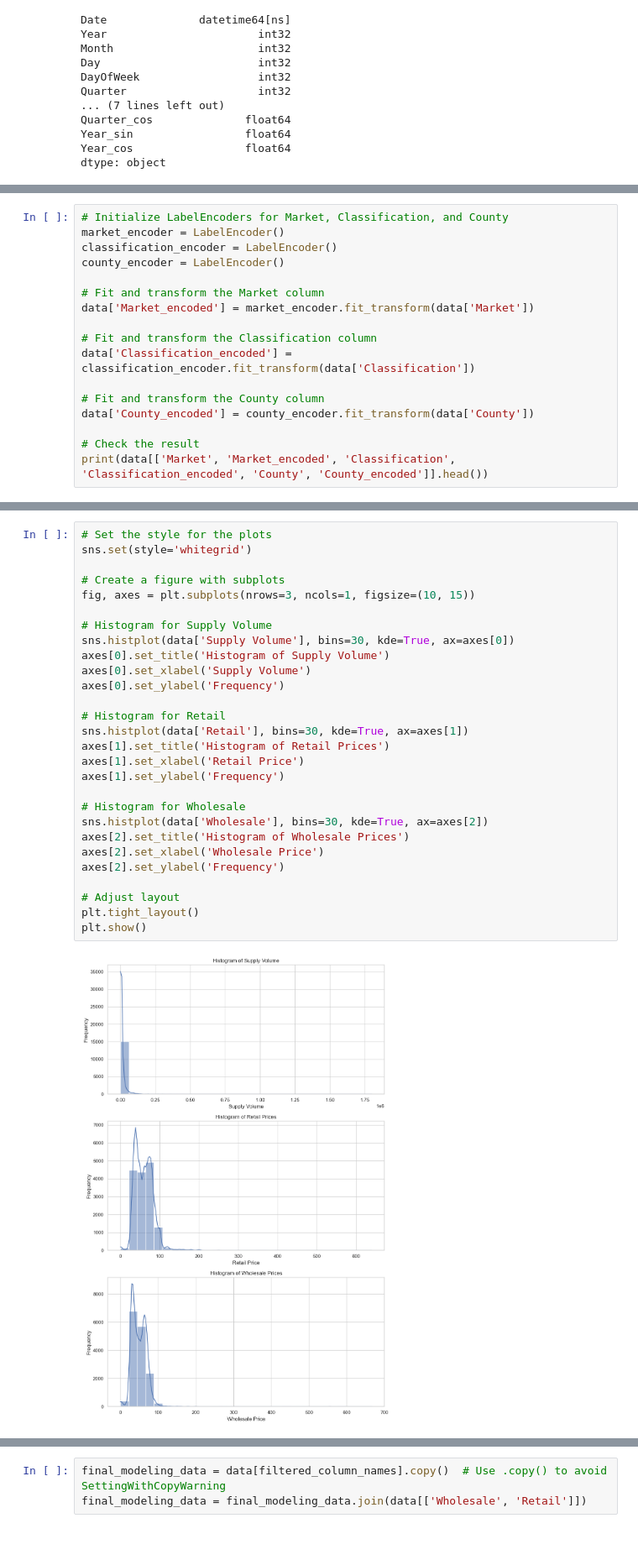
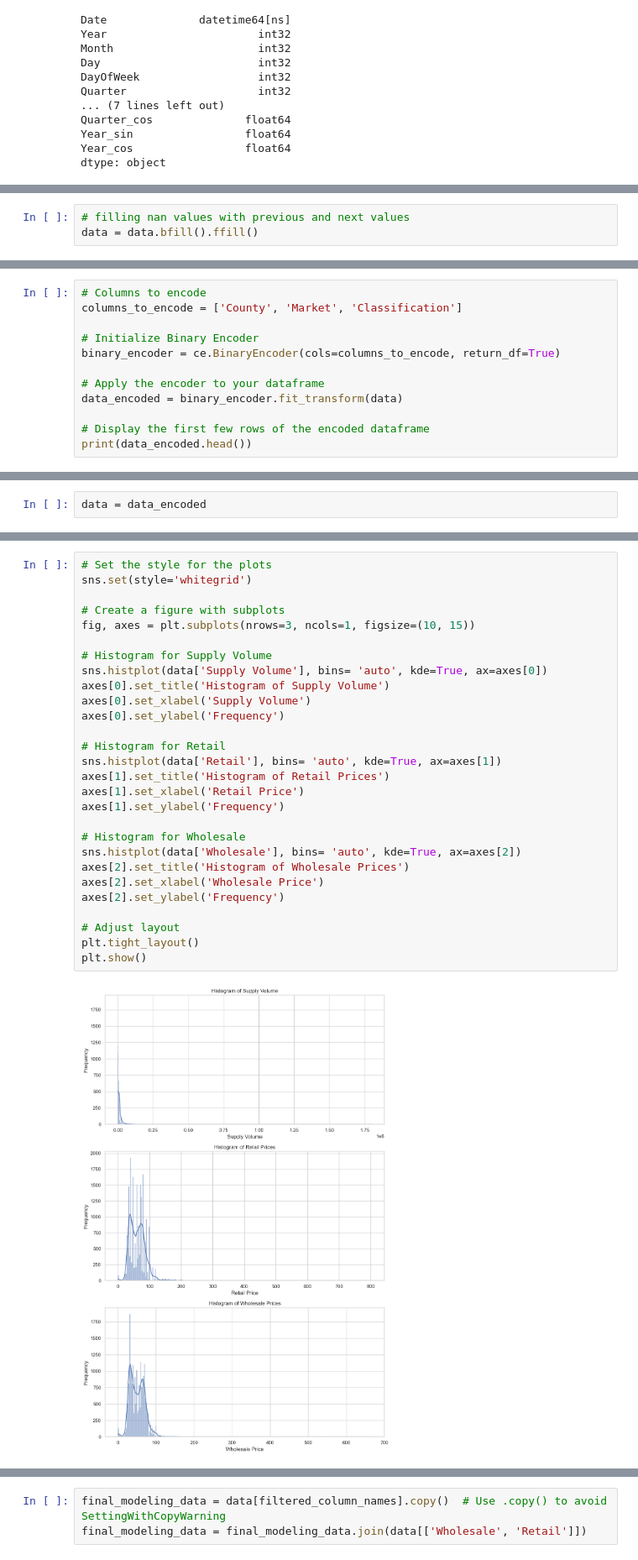
Before and after one commit to Sandrakiptumm/maize_prediction_model, a Jupyter notebook: feature engineering.ipynb, the cells around one changed output, grey strips where cells are left out. Shown: that part at 84% size. Cells and saved outputs as stored; diff of their text form.

```diff
--- a/feature engineering.ipynb
+++ b/feature engineering.ipynb
@@ -179,17 +228,0 @@ data.sort_values(['County', 'Market', 'Classification'], inplace = True)
-# %%
-# Initialize LabelEncoders for Market, Classification, and County
-market_encoder = LabelEncoder()
-classification_encoder = LabelEncoder()
-county_encoder = LabelEncoder()
-
-# Fit and transform the Market column
-data['Market_encoded'] = market_encoder.fit_transform(data['Market'])
-
-# Fit and transform the Classification column
-data['Classification_encoded'] = classification_encoder.fit_transform(data['Classification'])
-
-# Fit and transform the County column
-data['County_encoded'] = county_encoder.fit_transform(data['County'])
-
-# Check the result
-print(data[['Market', 'Market_encoded', 'Classification', 'Classification_encoded', 'County', 'County_encoded']].head())
@@ -213,0 +229,3 @@ print(data[['Market', 'Market_encoded', 'Classification', 'Classification_encode
+# %%
+# filling nan values with previous and next values
+data = data.bfill().ffill()
@@ -213,0 +241,12 @@ print(data[['Market', 'Market_encoded', 'Classification', 'Classification_encode
+# %%
+# Columns to encode
+columns_to_encode = ['County', 'Market', 'Classification']
+
+# Initialize Binary Encoder
+binary_encoder = ce.BinaryEncoder(cols=columns_to_encode, return_df=True)
+
+# Apply the encoder to your dataframe
+data_encoded = binary_encoder.fit_transform(data)
+
+# Display the first few rows of the encoded dataframe
+print(data_encoded.head())
@@ -214,3 +271,5 @@ print(data[['Market', 'Market_encoded', 'Classification', 'Classification_encode
+# %%
+data = data_encoded
 # %%
 data.columns
 # %% [output]
@@ -227,30 +288,30 @@ Index(['Classification', 'Market', 'Wholesale', 'Retail', 'Supply Volume',
 # %%
 # Set the style for the plots
 sns.set(style='whitegrid')
 
 # Create a figure with subplots
 fig, axes = plt.subplots(nrows=3, ncols=1, figsize=(10, 15))
 
 # Histogram for Supply Volume
-sns.histplot(data['Supply Volume'], bins=30, kde=True, ax=axes[0])
+sns.histplot(data['Supply Volume'], bins= 'auto', kde=True, ax=axes[0])
 axes[0].set_title('Histogram of Supply Volume')
 axes[0].set_xlabel('Supply Volume')
 axes[0].set_ylabel('Frequency')
 
 # Histogram for Retail
-sns.histplot(data['Retail'], bins=30, kde=True, ax=axes[1])
+sns.histplot(data['Retail'], bins= 'auto', kde=True, ax=axes[1])
 axes[1].set_title('Histogram of Retail Prices')
 axes[1].set_xlabel('Retail Price')
 axes[1].set_ylabel('Frequency')
 
 # Histogram for Wholesale
-sns.histplot(data['Wholesale'], bins=30, kde=True, ax=axes[2])
+sns.histplot(data['Wholesale'], bins= 'auto', kde=True, ax=axes[2])
 axes[2].set_title('Histogram of Wholesale Prices')
 axes[2].set_xlabel('Wholesale Price')
 axes[2].set_ylabel('Frequency')
 
 # Adjust layout
 plt.tight_layout()
 plt.show()
 # %% [output]
-[figure, old version]
+[figure, new version]
```
Also changed, not shown: parts of 31 cells of this notebook, 17 other files.
